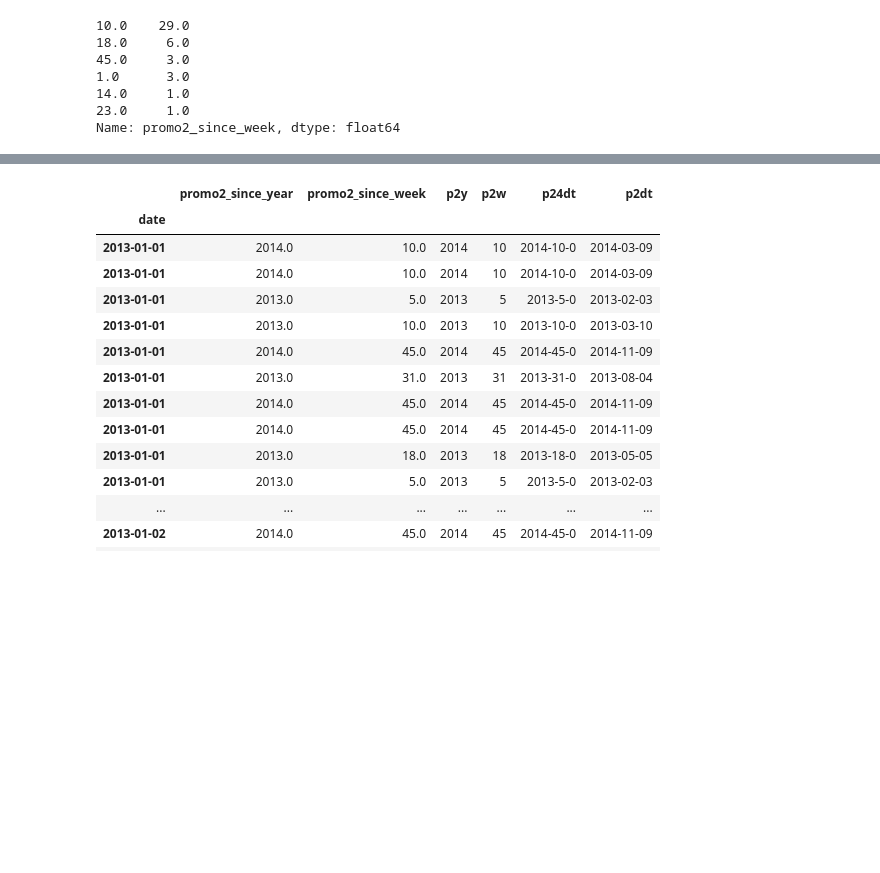
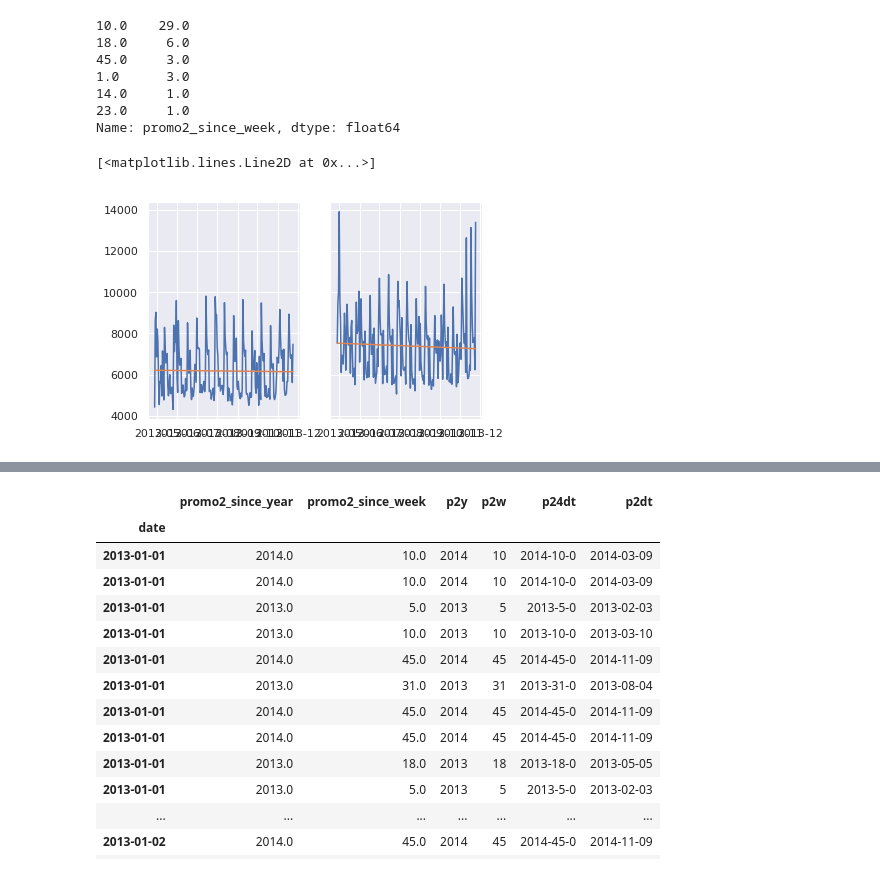
Before and after one commit to c74p/Capstone-SalesForecasting, a Jupyter notebook: notebooks/EDA/EDA.ipynb, the cells around one changed output, grey strips where cells are left out. Cells and saved outputs as stored; diff of their text form; code cells hidden in the pictures; blank space fills up the shorter version.

```diff
--- a/notebooks/EDA/EDA.ipynb
+++ b/notebooks/EDA/EDA.ipynb
@@ -771,3 +771,33 @@ di.loc[(di.promo2_since_year == 2014) & (di.state != 'BY'), 'promo2_since_week']
 14.0     1.0
 23.0     1.0
 Name: promo2_since_week, dtype: float64
+# %%
+#pd.to_datetime('2013-08-11') - pd.to_timedelta(15, unit='W') # Timestamp('2013-04-28 00:00:00')
+#pd.to_datetime('2013-08-11') + pd.to_timedelta(15, unit='W') # Timestamp('2013-11-24 00:00:00')
+#pd.to_datetime('2013-08-11').strftime('%Y-%W') # 2013 - 31
+#pd.to_datetime('2013-04-28').strftime('%Y-%W') # 2014 - 16
+#pd.to_datetime('2013-11-24').strftime('%Y-%W') # 2014 - 46
+
+# Prep the data for display
+open = df[df.open == 1]
+promo2 = open[(open.date >= '2013-04-28') & (open.date <= '2013-11-24') & (open.promo2 == 1)]
+non_promo2 = open[(open.date >= '2013-04-28') & (open.date <= '2013-11-24') & (open.promo2 == 0)]
+avg_sales_by_promo2 = promo2.groupby('date').sales.mean()
+avg_sales_by_non_promo2 = non_promo2.groupby('date').sales.mean()
+
+# Create regressions for the two avg_sales_by_ lines
+xs = np.linspace(0, 211, 211)
+a0, b0 = np.polyfit(xs, avg_sales_by_promo2, deg=1)
+a1, b1 = np.polyfit(xs, avg_sales_by_non_promo2, deg=1)
+
+fake = np.ones(211) * 6000
+# Create and display the chart
+fig, (ax0, ax1) = plt.subplots(1, 2, sharex='col', sharey='row')
+ax0.plot(avg_sales_by_promo2)
+#ax0.plot(xs, a0*xs + b0)
+ax0.plot(avg_sales_by_promo2.index, a0*xs+b0)
+ax1.plot(avg_sales_by_non_promo2)
+ax1.plot(avg_sales_by_non_promo2.index, a1*xs + b1)
+# %% [output]
+[<matplotlib.lines.Line2D at 0x...>]
+[figure, added]
```
Also changed, not shown: parts of 8 cells of this notebook, 1 other file.
